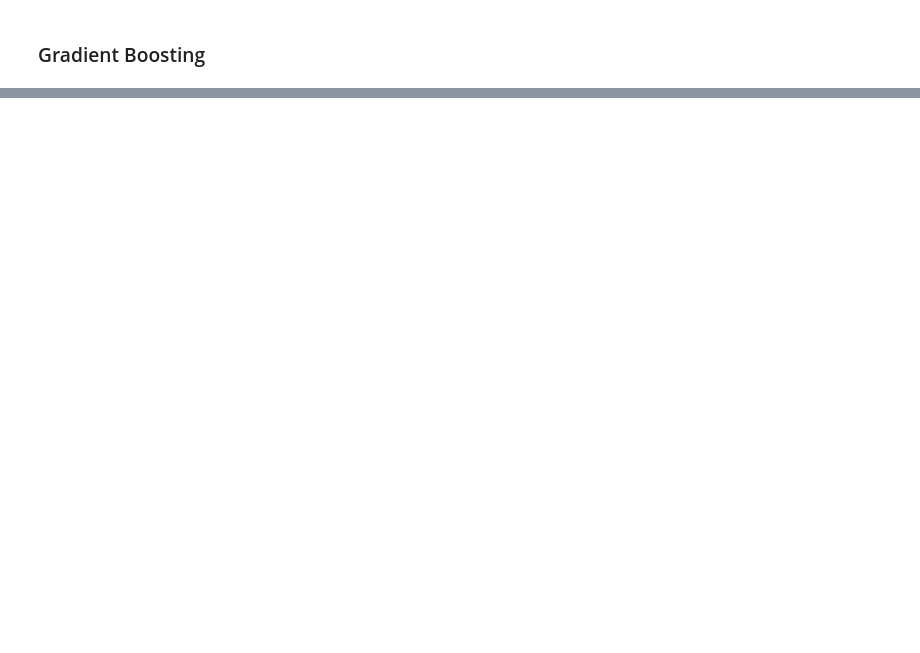
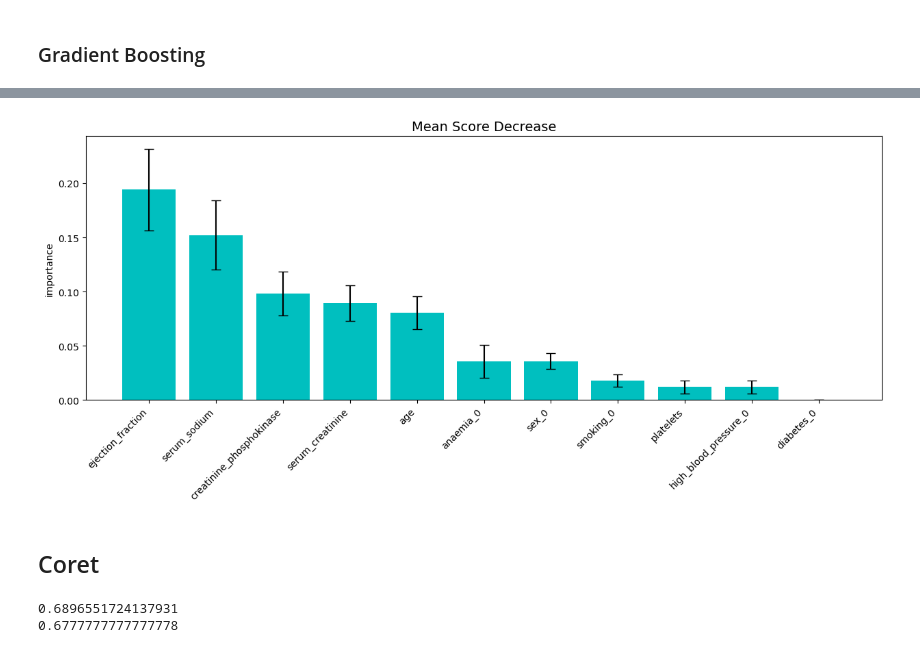
Before and after one commit to enthokz/Prediction-Model-Exercise, a Jupyter notebook: Heart Failure Predict/Prediction_model_heart_disease_2.ipynb, the cells around one changed output, grey strips where cells are left out. Saved outputs shown, nothing was run; the diff lists cells and outputs as text; code cells hidden in the pictures; blank space fills up the shorter version.

```diff
--- a/Heart Failure Predict/Prediction_model_heart_disease_2.ipynb
+++ b/Heart Failure Predict/Prediction_model_heart_disease_2.ipynb
@@ -493,0 +553,21 @@ Running time: 12.21 second
+# %%
+# Most Important variable by model to predict best recall
+from jcopml.feature_importance import mean_score_decrease
+
+cek_gb= mean_score_decrease(x_train, y_train, gb_grid, plot=True, topk=20)
+# %% [output]
+[figure, added]
+# %% [markdown]
+## Coret
+# %%
+log_best= log_result.best_params_
+modelog= LogisticRegression(C=log_best['C'], class_weight=log_best['class_weight'], fit_intercept=log_best['fit_intercept'],
+                          intercept_scaling=log_best['intercept_scaling'], max_iter=log_best['max_iter'],
+                          penalty=log_best['penalty'], solver=log_best['solver'], tol=log_best['tol'])
+model=modelog.fit(x_train,y_train)
+p_redic= model.predict(x_test)
+print(recall_score(y_test,p_redic))
+print(accuracy_score(y_test,p_redic))
+# %% [output]
+0.6896551724137931
+0.6777777777777778
```
Also changed, not shown: parts of 11 cells of this notebook.
